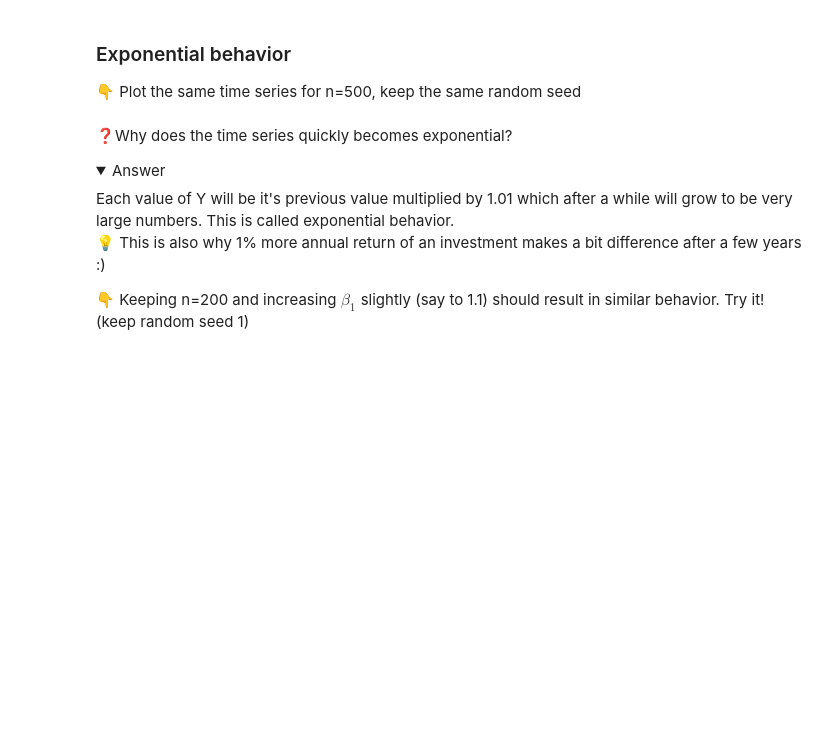
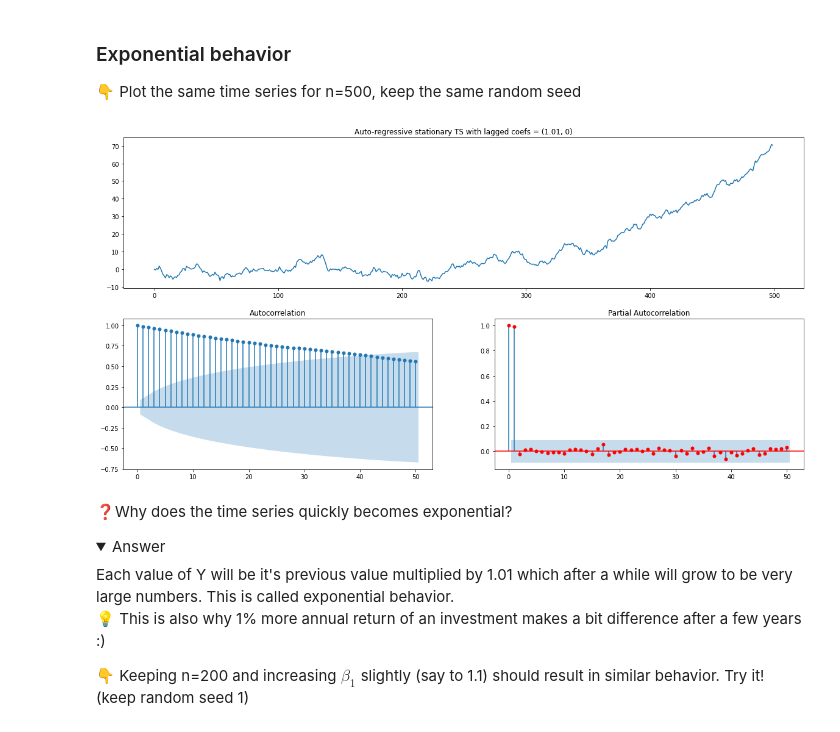
Before and after one commit to jahohenstein/data_challenges_TA, a Jupyter notebook: 05-ML/09-Time-Series/01-Artificial-Time-Series/artificial_time_series.ipynb, the cells around one changed output. Saved outputs shown, nothing was run; the diff lists cells and outputs as text; code cells hidden in the pictures; folded sections open; blank space fills up the shorter version.

```diff
--- a/05-ML/09-Time-Series/01-Artificial-Time-Series/artificial_time_series.ipynb
+++ b/05-ML/09-Time-Series/01-Artificial-Time-Series/artificial_time_series.ipynb
@@ -121,6 +121,11 @@ plot_ar_process(ar1=1.01, n=200)
 ### Exponential behavior
 
 👇 Plot the same time series for n=500, keep the same random seed
+# %%
+np.random.seed(1)
+plot_ar_process(ar1=1.01, n=500)
+# %% [output]
+[figure, added]
 # %% [markdown]
 ❓️Why does the time series quickly becomes exponential?
 
```
Also changed, not shown: parts of 20 cells of this notebook.
